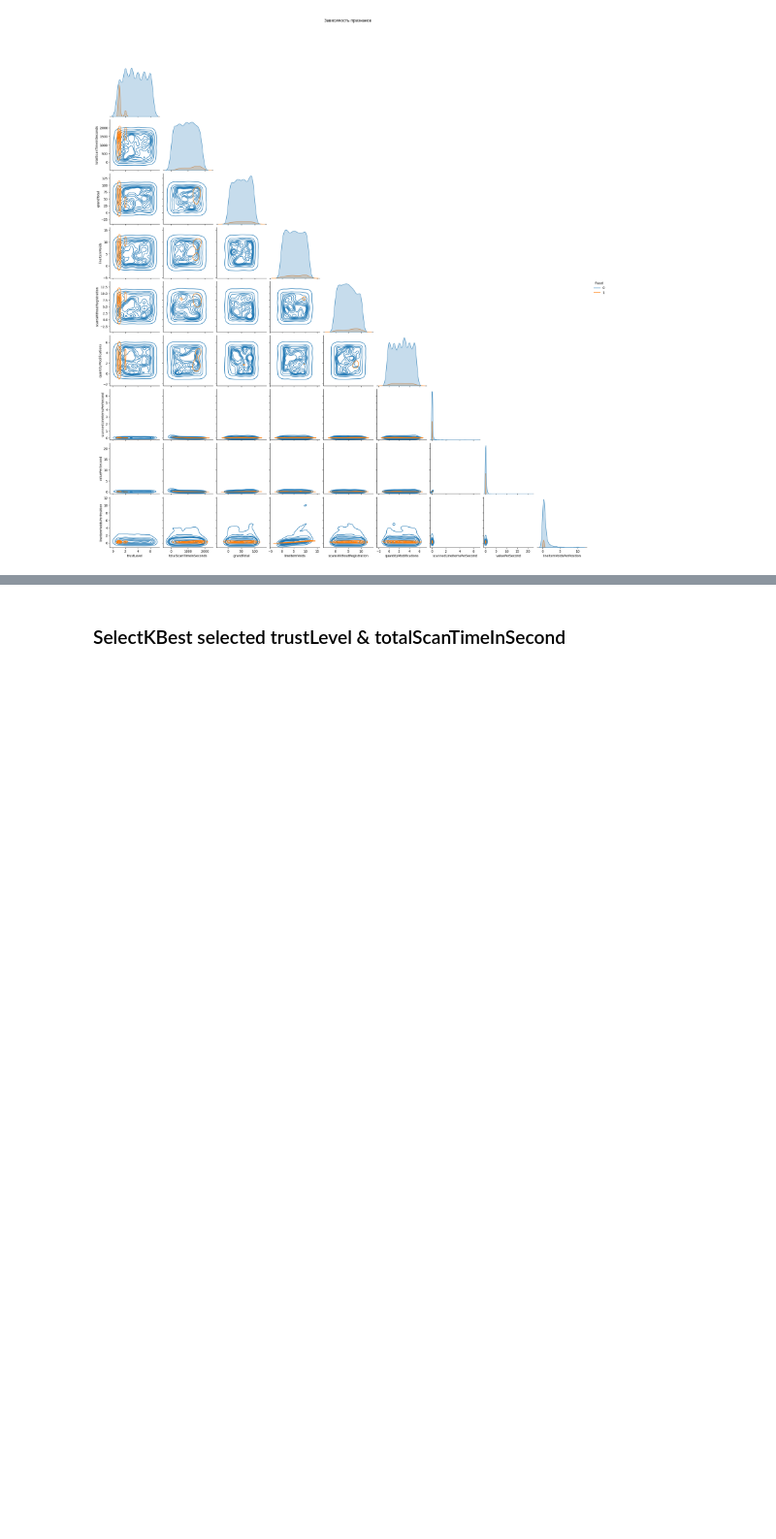
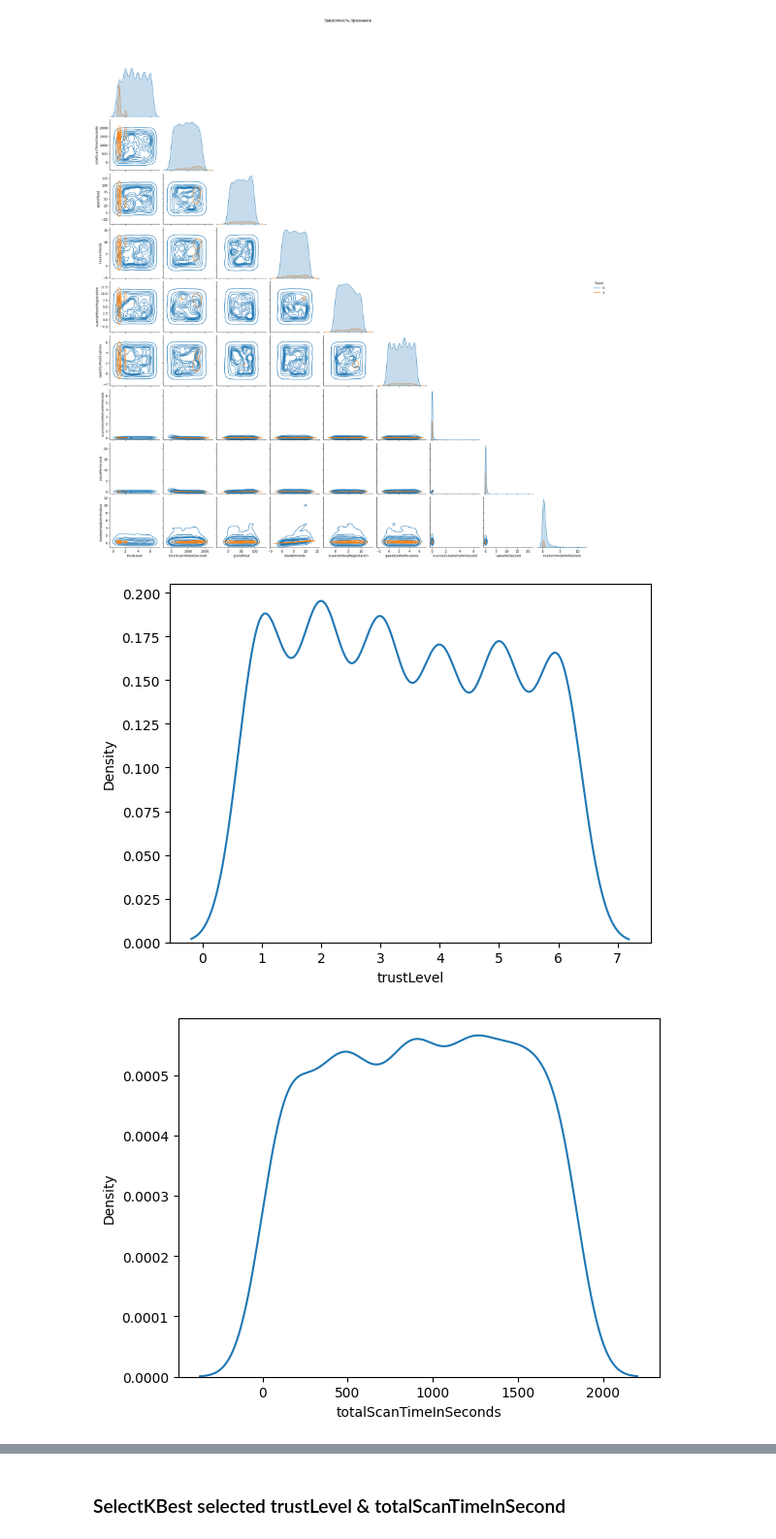
Before and after one commit to EfimowEgor/MMAD, a Jupyter notebook: eda.ipynb, the cells around one changed output, grey strips where cells are left out. Shown at 97% size. Cells and saved outputs as stored; diff of their text form; code cells hidden in the pictures; blank space fills up the shorter version.

Commit message:
Charts

```diff
--- a/eda.ipynb
+++ b/eda.ipynb
@@ -62,3 +62,10 @@ fraud                     False  0
 sns.pairplot(df, hue='fraud', corner=True, kind='kde').fig.suptitle('Зависимость признаков', y=1.08);
 # %% [output]
 [figure]
+# %%
+for _ in df.columns[0:9]:
+    plt.figure()
+    sns.kdeplot(df[_])
+# %% [output]
+[figure, added]
+[figure, added]
```
Also changed, not shown: parts of 5 cells of this notebook.
